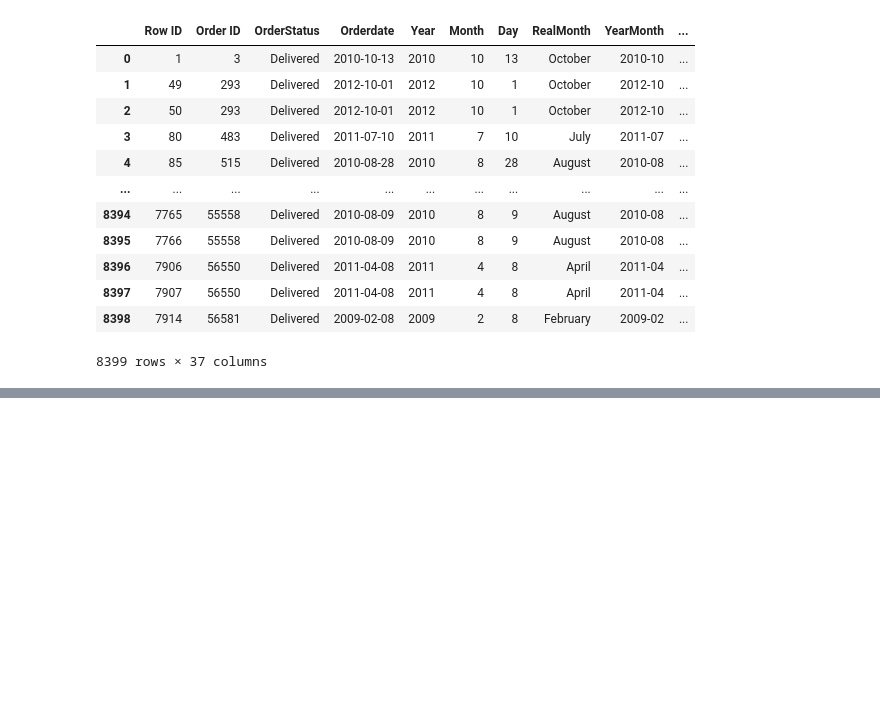
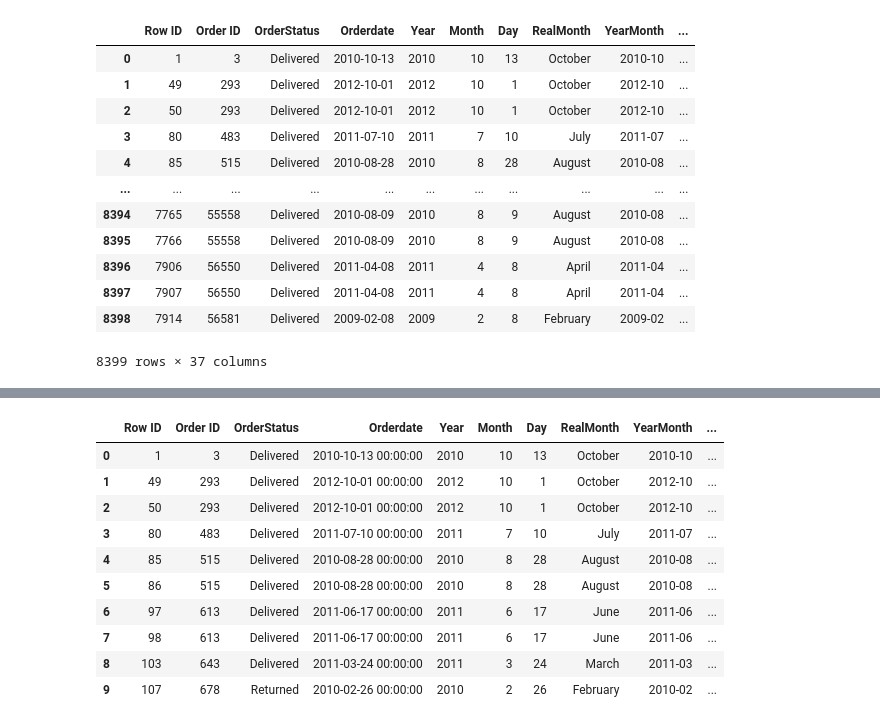
Before and after one commit to johnadewumi1/project, a Jupyter notebook: realproject.ipynb, the cells around one changed output, grey strips where cells are left out. Drawn from its saved outputs; the diff is of its cells as text; code cells hidden in the pictures; blank space fills up the shorter version.

```diff
--- a/realproject.ipynb
+++ b/realproject.ipynb
@@ -1094,0 +1176,12 @@ sales_d
+# %%
+avgcost=12.84
+def average(x):
+    if x>avgcost:
+        return 'High Cost'
+    elif x==avgcost:
+        return 'Average Cost'
+    else:
+        return 'Low Cost'
+# %%
+Cost_level=sales_d['Shipping Cost'].apply(average)
+Cost_level
@@ -1094,0 +1201,2 @@ sales_d
+# %%
+sales_d.insert(21,'CostLevel',list(Cost_level),True)
@@ -1094,0 +1241,25 @@ sales_d
+# %%
+def  color_col(cost):
+    if cost =='High Cost':
+        color='green'
+    elif cost=='Low Cost':
+        color='red'
+    elif cost=='Average':
+        color='yellow'
+    else:
+        color ='black'
+    return 'color: %s' % color
+# %%
+sales_d.head(10).style.applymap(color_col)
+# %% [output]
+|  | Row ID | Order ID | OrderStatus | Orderdate | Year | Month | Day | RealMonth | YearMonth | ... |
+| 0 | 1 | 3 | Delivered | 2010-10-13 00:00:00 | 2010 | 10 | 13 | October | 2010-10 | ... |
+| 1 | 49 | 293 | Delivered | 2012-10-01 00:00:00 | 2012 | 10 | 1 | October | 2012-10 | ... |
+| 2 | 50 | 293 | Delivered | 2012-10-01 00:00:00 | 2012 | 10 | 1 | October | 2012-10 | ... |
+| 3 | 80 | 483 | Delivered | 2011-07-10 00:00:00 | 2011 | 7 | 10 | July | 2011-07 | ... |
+| 4 | 85 | 515 | Delivered | 2010-08-28 00:00:00 | 2010 | 8 | 28 | August | 2010-08 | ... |
+| 5 | 86 | 515 | Delivered | 2010-08-28 00:00:00 | 2010 | 8 | 28 | August | 2010-08 | ... |
+| 6 | 97 | 613 | Delivered | 2011-06-17 00:00:00 | 2011 | 6 | 17 | June | 2011-06 | ... |
+| 7 | 98 | 613 | Delivered | 2011-06-17 00:00:00 | 2011 | 6 | 17 | June | 2011-06 | ... |
+| 8 | 103 | 643 | Delivered | 2011-03-24 00:00:00 | 2011 | 3 | 24 | March | 2011-03 | ... |
+| 9 | 107 | 678 | Returned | 2010-02-26 00:00:00 | 2010 | 2 | 26 | February | 2010-02 | ... |
```
Also changed, not shown: parts of 18 cells of this notebook.
